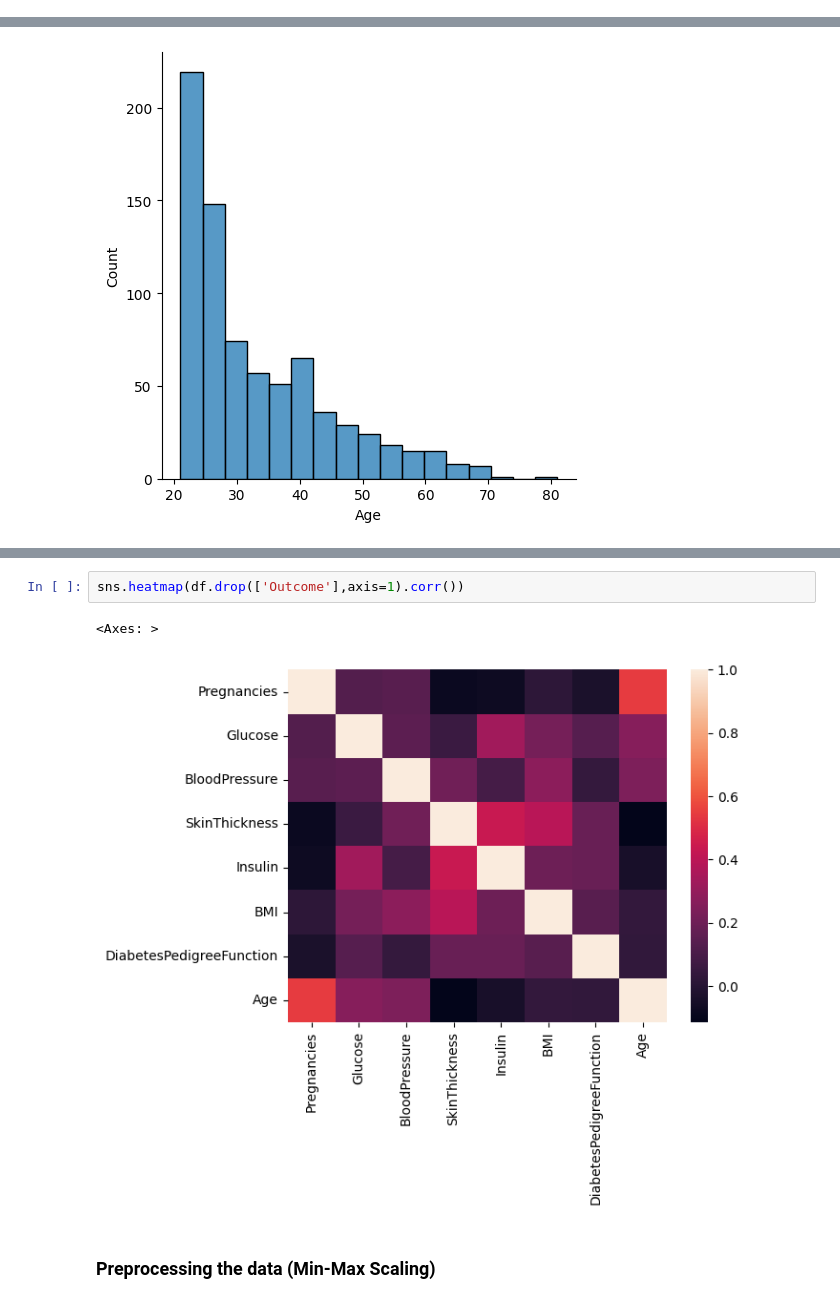
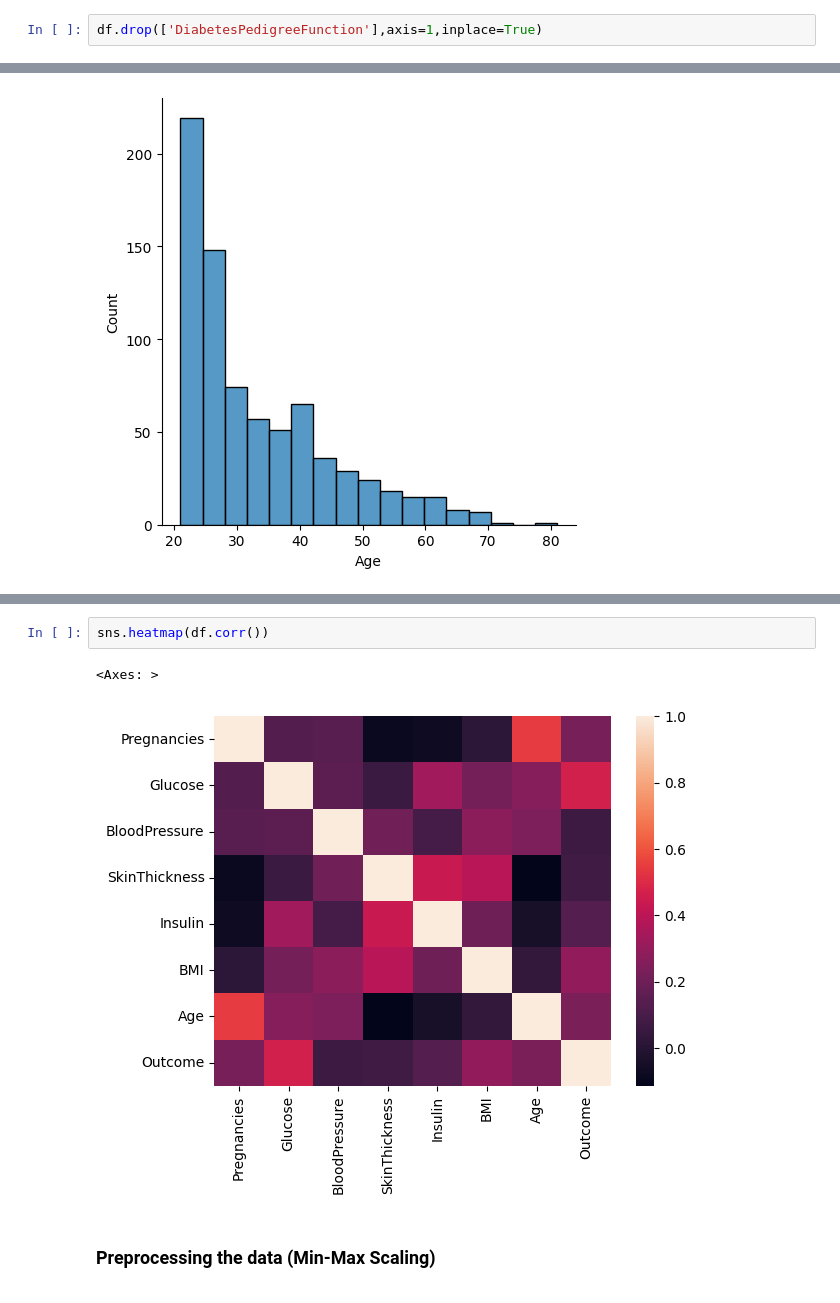
Before and after one commit to Ad1tyaV/InsulinPrediction, a Jupyter notebook: Diabetes Prediction.ipynb, the cells around one changed output, grey strips where cells are left out. Saved outputs shown, nothing was run; the diff lists cells and outputs as text.

```diff
--- a/Diabetes Prediction.ipynb
+++ b/Diabetes Prediction.ipynb
@@ -19,6 +19,8 @@ df.head()
 | 2 | 8 | 183 | 64 | 0 | 0 | 23.3 | 0.672 | 32 | ... |
 | 3 | 1 | 89 | 66 | 23 | 94 | 28.1 | 0.167 | 21 | ... |
 | 4 | 0 | 137 | 40 | 35 | 168 | 43.1 | 2.288 | 33 | ... |
+# %%
+df.drop(['DiabetesPedigreeFunction'],axis=1,inplace=True)
 # %%
 df.describe()
 # %% [output]
@@ -41,8 +48,8 @@ sns.displot(df['Age'])
 # %%
-sns.heatmap(df.drop(['Outcome'],axis=1).corr())
+sns.heatmap(df.corr())
 # %% [output]
 <Axes: >
-[figure, old version]
+[figure, new version]
 # %% [markdown]
 ### Preprocessing the data (Min-Max Scaling)
 # %%
```
Also changed, not shown: parts of 44 cells of this notebook, 7 other files.
